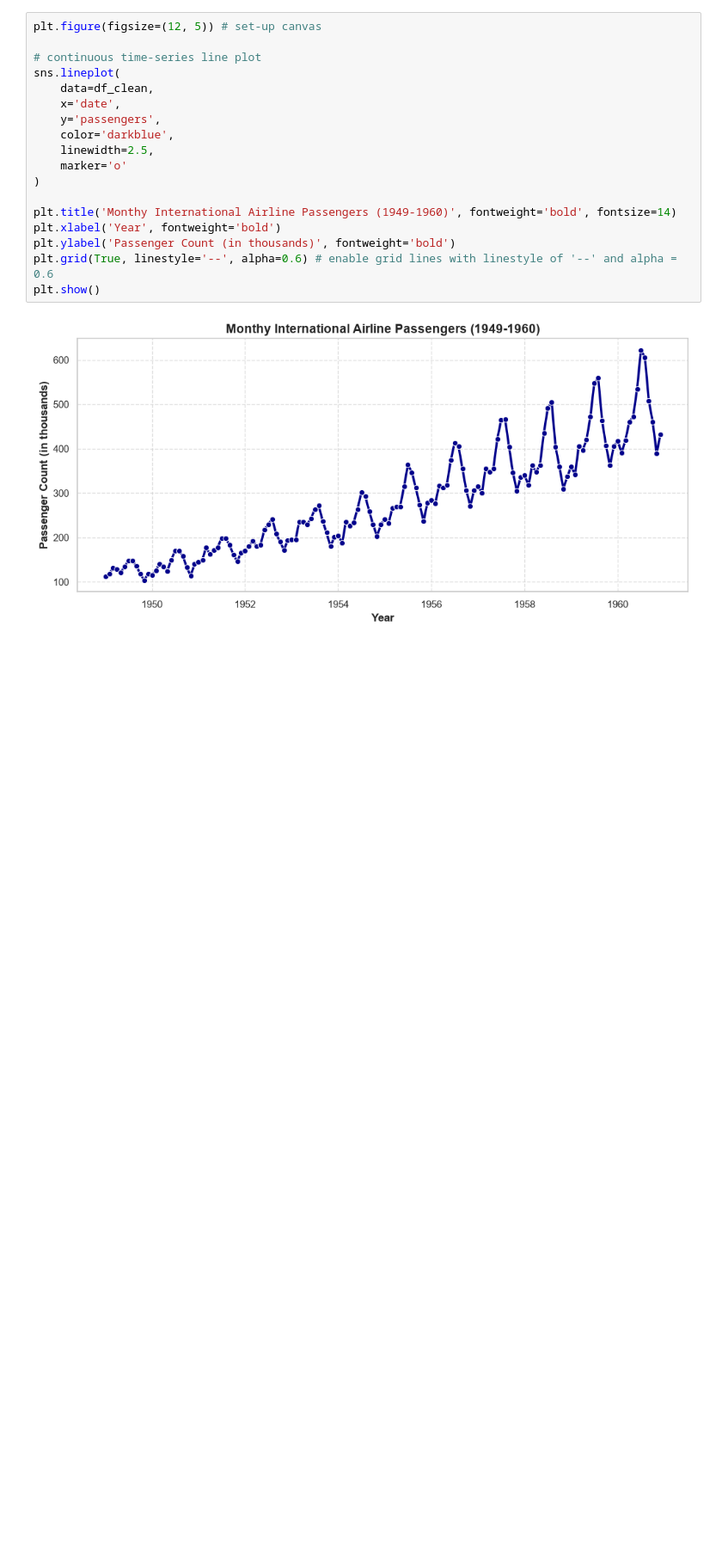
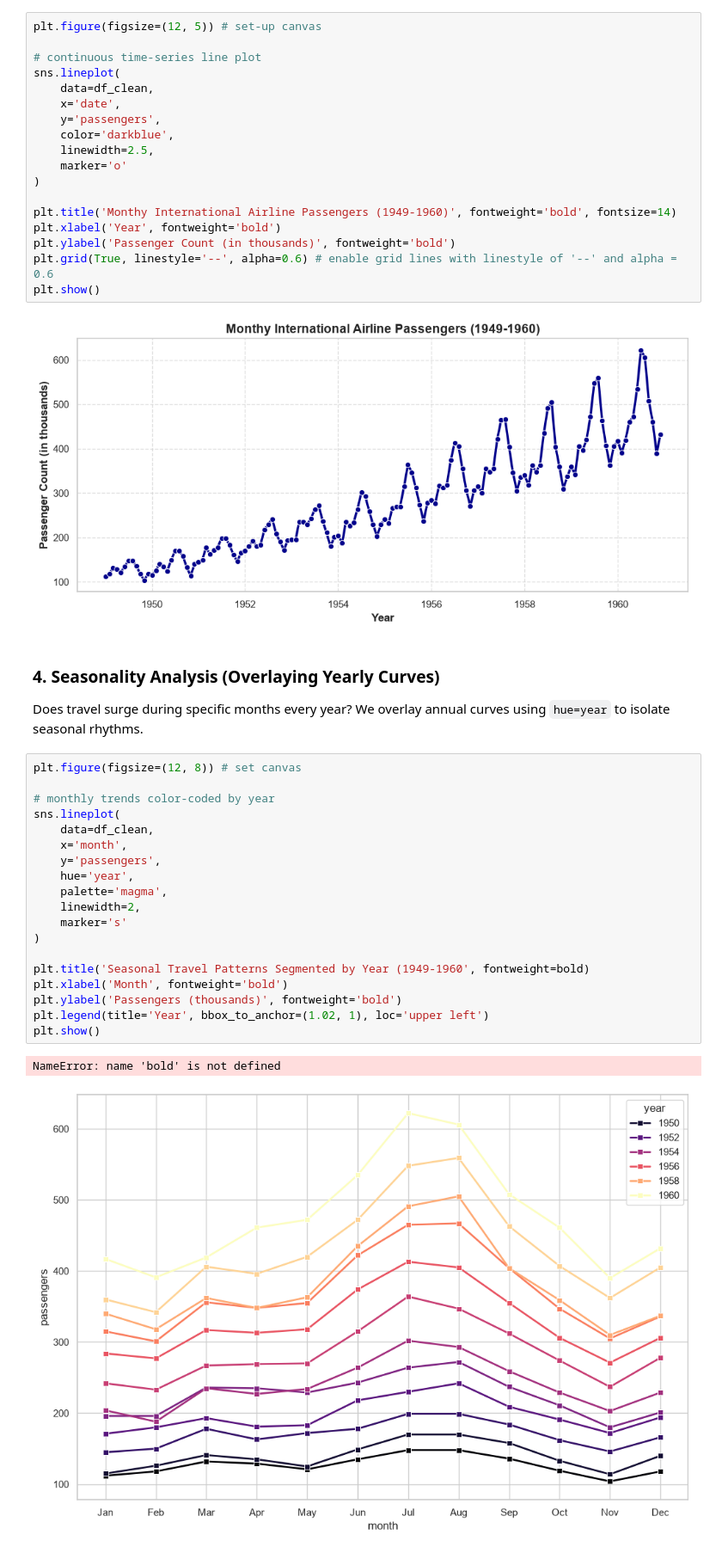
Before and after one commit to nzrnshannen/da-ds, a Jupyter notebook: python/data-analysis/time-series/flights.ipynb, the cells around one changed output. Shown at 86% size. Cells and saved outputs as stored; diff of their text form; blank space fills up the shorter version.

Commit message:
added seasonality analysis

```diff
--- a/python/data-analysis/time-series/flights.ipynb
+++ b/python/data-analysis/time-series/flights.ipynb
@@ -113,3 +113,29 @@ plt.grid(True, linestyle='--', alpha=0.6) # enable grid lines with linestyle of
 plt.show()
 # %% [output]
 [figure]
+# %% [markdown]
+### 4. Seasonality Analysis (Overlaying Yearly Curves)
+
+Does travel surge during specific months every year? We overlay annual curves using `hue=year` to isolate seasonal rhythms.
+# %%
+plt.figure(figsize=(12, 8)) # set canvas
+
+# monthly trends color-coded by year
+sns.lineplot(
+    data=df_clean,
+    x='month',
+    y='passengers',
+    hue='year',
+    palette='magma',
+    linewidth=2,
+    marker='s'
+)
+
+plt.title('Seasonal Travel Patterns Segmented by Year (1949-1960', fontweight=bold)
+plt.xlabel('Month', fontweight='bold')
+plt.ylabel('Passengers (thousands)', fontweight='bold')
+plt.legend(title='Year', bbox_to_anchor=(1.02, 1), loc='upper left')
+plt.show()
+# %% [output]
+NameError: name 'bold' is not defined
+[figure, added]
```
